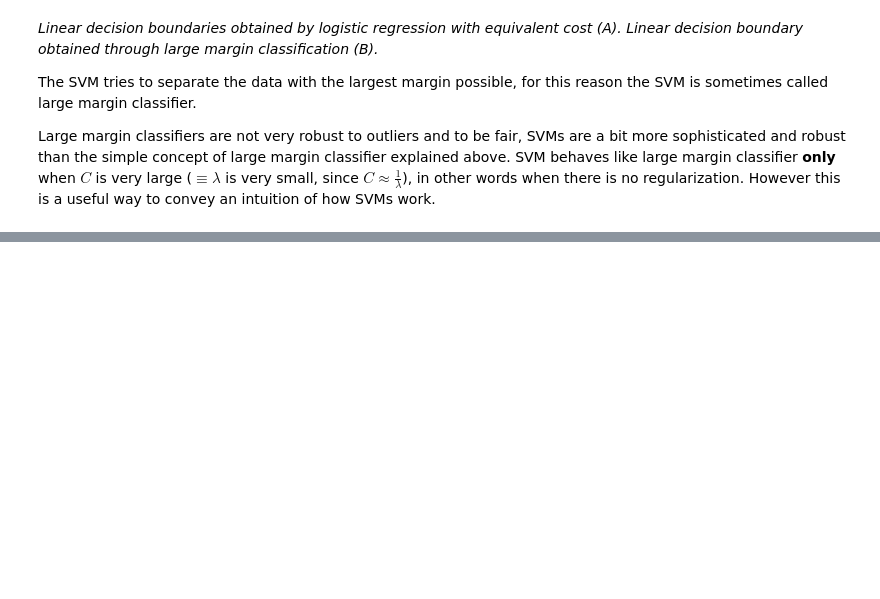
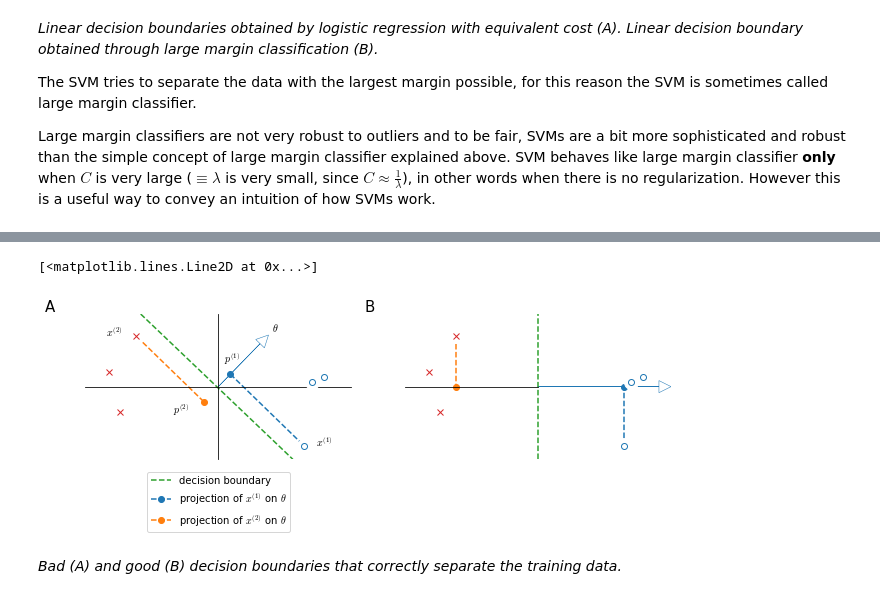
Before and after one commit to marnec/ML, a Jupyter notebook: ML-20-LargemarginClassification.ipynb, the cells around one changed output, grey strips where cells are left out. Saved outputs shown, nothing was run; the diff lists cells and outputs as text; code cells hidden in the pictures; blank space fills up the shorter version.

```diff
--- a/ML-20-LargemarginClassification.ipynb
+++ b/ML-20-LargemarginClassification.ipynb
@@ -209,0 +285,67 @@ Large margin classifiers are not very robust to outliers and to be fair, SVMs ar
+# %%
+fig, axes = plt.subplots(1, 2, figsize=(10.5, 4))
+ax1, ax2 = axes
+
+#                                  x   y       x1 y1     x2, y2
+# P = np.random.rand(2, 3, 2) - [.5, .5] + [[[1, 0]], [[-1, 0]]]
+P = np.array([[[ 0.71, -0.49],
+        [ 0.87,  0.08],
+        [ 0.77,  0.04]],
+
+       [[-0.68,  0.42],
+        [-0.9,  0.12],
+        [-0.81, -0.21]]])
+p, n = P
+
+for ax, l in zip(axes, ['A', 'B']):
+    ax.set_aspect('equal')
+    ax.plot(*p.T, ls='none', marker='o', c='w', markersize=14, zorder=10)
+    ax.plot(*n.T, ls='none', marker='o', c='w', markersize=14, zorder=10)
+    ax.plot(*p.T, ls='none', marker='o', markerfacecolor='none', c='C0', zorder=12)
+    ax.plot(*n.T, ls='none', marker='x', c='C3', zorder=12)
+    ax.set_ylim(-.6, .6)
+    ax.set_xlim(-1.1, 1.1)
+    ax.spines['left'].set_position('center')
+    ax.spines['bottom'].set_position('center')
+    ax.spines['top'].set_visible(False)
+    ax.spines['right'].set_visible(False)
+    ax.set_xticks([])
+    ax.set_yticks([])
+    ax.text(-0.15, 1.1, l, transform=ax.transAxes, fontsize=15, va='top')
+
+
+pm = p[p.sum(axis=1).argmin()]
+nm = n[n.sum(axis=1).argmax()]
+
+m = (pm[1] - nm[1])/(pm[0] - nm[0])
+db = ax1.axline(pm-[0, .2], slope=m-.3, c='C2', ls='--', label='decision boundary');
+p1, p2 = np.array(db.get_data()).T
+
+t1 = p1[::-1]*[-1, 1]*.5
+ax1.arrow(0, 0, *t1, head_width=0.1, head_length=0.1,
+          edgecolor='C0', linewidth=.5, facecolor='none')
+ax1.text(*t1+.1, '$\\theta$')
+pr1 = (t1 * np.dot(p[0], t1) / np.dot(t1, t1))
+ax1.plot(*np.vstack([pr1, p[0]]).T, ls='--', markevery=[0], marker='o',
+         label='projection of $x^{(1)}$ on $\\theta$')
+ax1.text(*pr1 + [-.05, .1], '$p^{(1)}$')
+ax1.text(*p[0]+[.1, 0], '$x^{(1)}$')
+pr2 = (t1 * np.dot(n[0], t1) / np.dot(t1, t1))
+ax1.plot(*np.vstack([pr2, n[0]]).T, ls='--', marker='o', markevery=[0],
+         label='projection of $x^{(2)}$ on $\\theta$', c='C1')
+ax1.text(*n[0]-[.25, 0], '$x^{(2)}$')
+ax1.text(*pr2-[.25, .1], '$p^{(2)}$')
+ax1.legend(loc='upper center', bbox_to_anchor=(0.5, -0.05))
+
+ax2.plot([0, 0], [-.6, .6], c='C2', ls='--')
+ax2.spines['left'].set_visible(False)
+ax2.arrow(0, 0, 1, 0, head_width=0.1, head_length=0.1,
+          edgecolor='C0', linewidth=.5, facecolor='none')
+ax.spines['bottom'].set_bounds(-1.1, 0)
+ax2.plot(*np.vstack([p[0], [p[0][0], 0]]).T, ls='--', markevery=[1], marker='o')
+ax2.plot(*np.vstack([n[0], [n[0][0], 0]]).T, ls='--', markevery=[1], marker='o')
+# %% [output]
+[<matplotlib.lines.Line2D at 0x...>]
+[figure, added]
+# %% [markdown]
+<i id="decboundsvmsimpleex">Bad (A) and good (B) decision boundaries that correctly separate the training data.</i>
```
Also changed, not shown: parts of 5 cells of this notebook.
